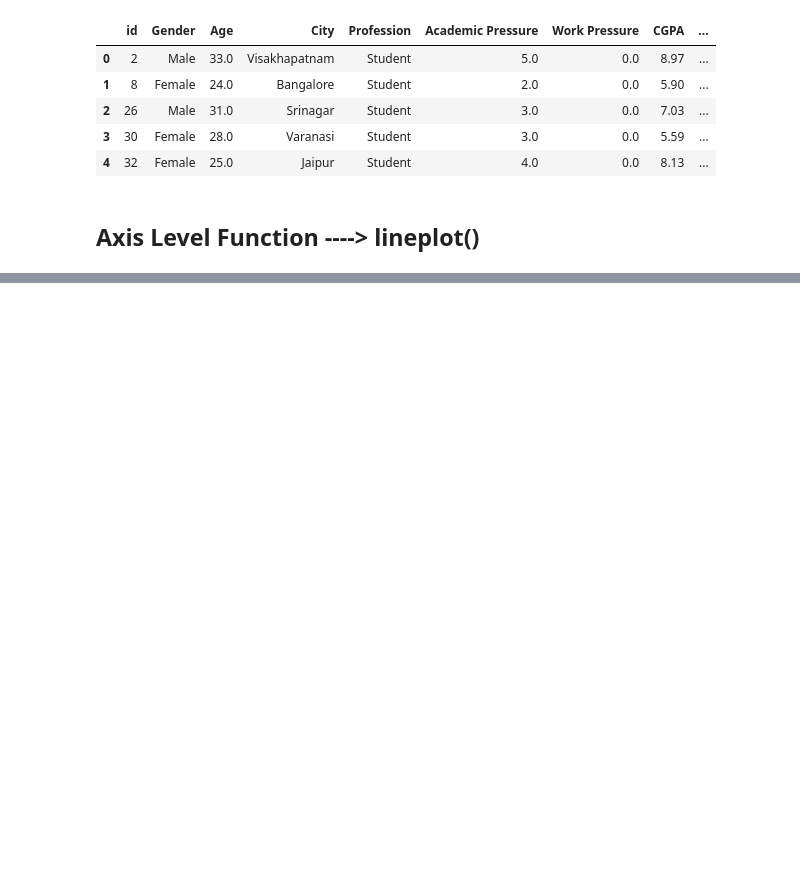
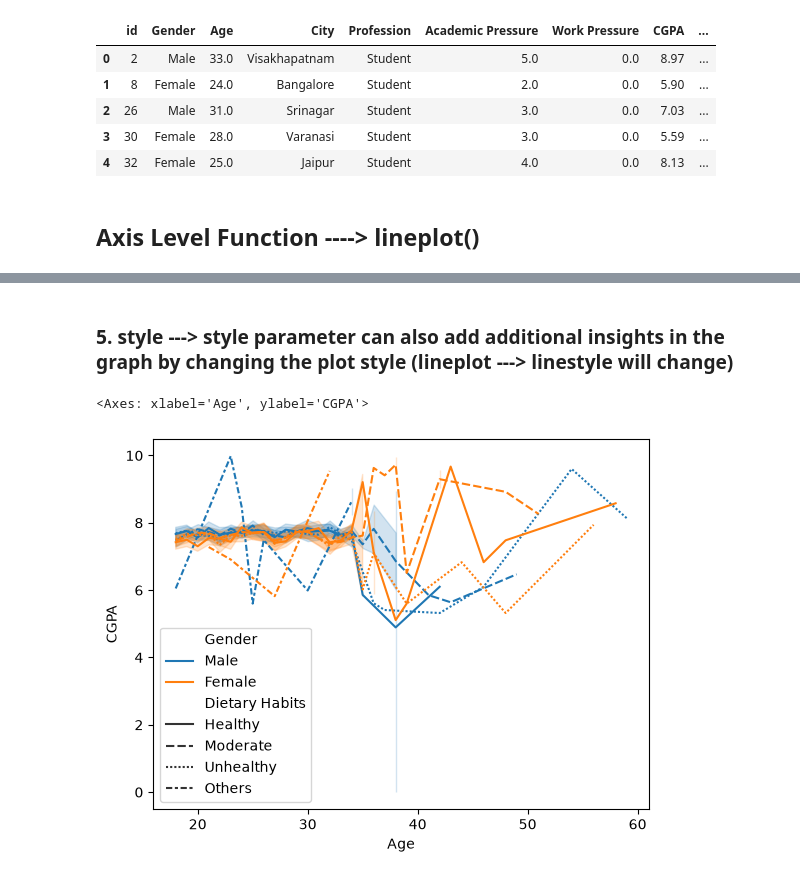
Before and after one commit to saileshchikkam/GEN-Ai, a Jupyter notebook: Machine Learning/Prerequisites/Seaborn/Getting_Started.ipynb, the cells around one changed output, grey strips where cells are left out. Cells and saved outputs as stored; diff of their text form; code cells hidden in the pictures; blank space fills up the shorter version.

```diff
--- a/Machine Learning/Prerequisites/Seaborn/Getting_Started.ipynb
+++ b/Machine Learning/Prerequisites/Seaborn/Getting_Started.ipynb
@@ -89,0 +124,7 @@ sns.lineplot(data = df_dep, x='Age',y='CGPA')
+# %% [markdown]
+### 5. style ---> style parameter can also add additional insights in the graph by changing the plot style (lineplot ---> linestyle will change)
+# %%
+sns.lineplot(data = df_dep, x='Age',y='CGPA',hue = 'Gender', style = 'Dietary Habits')
+# %% [output]
+<Axes: xlabel='Age', ylabel='CGPA'>
+[figure, added]
```
Also changed, not shown: parts of 60 cells of this notebook.
